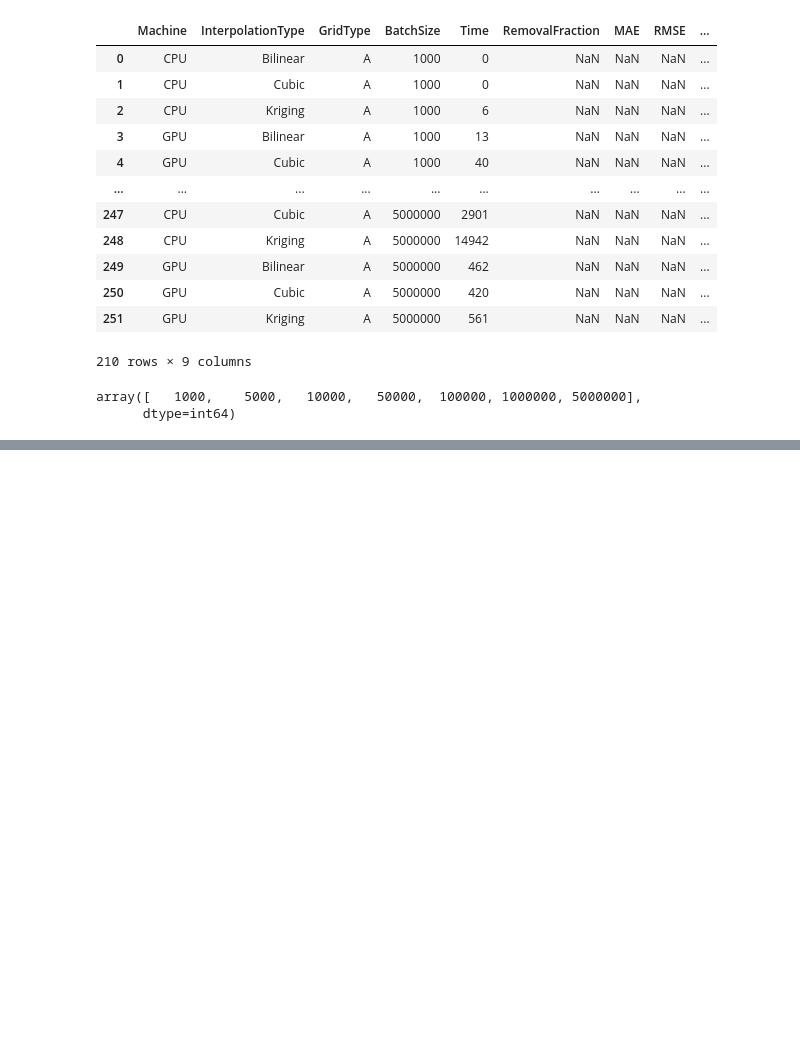
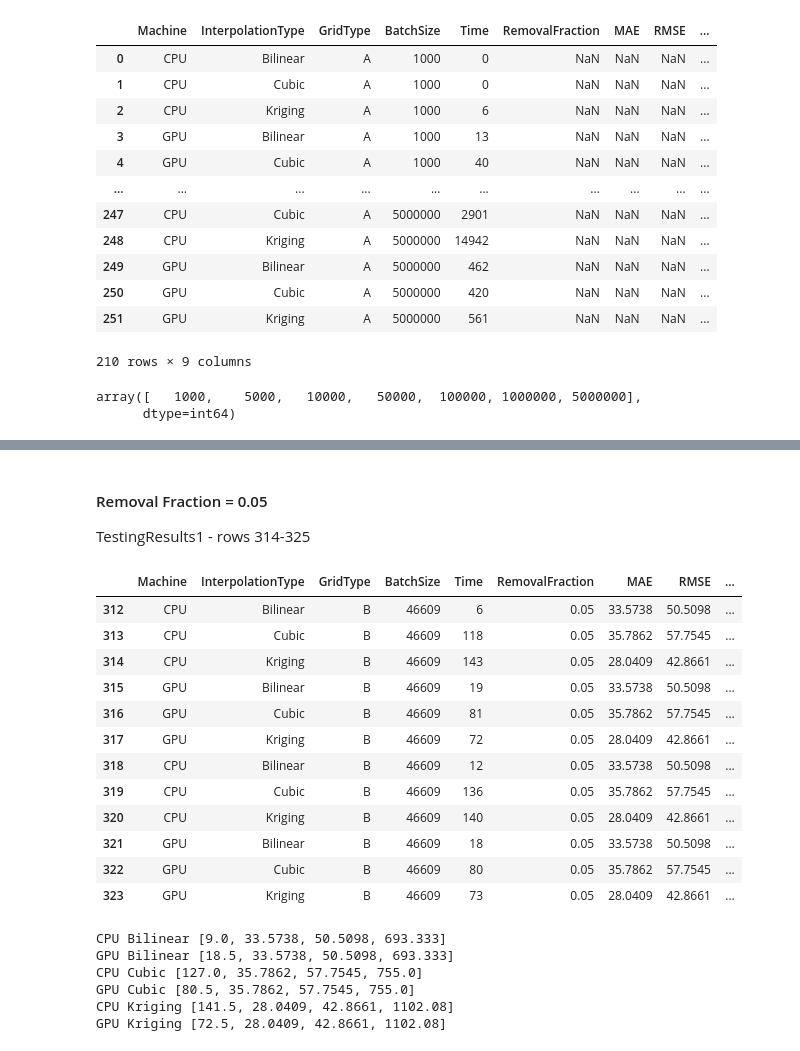
Before and after one commit to devsaxena974/AUV-Real-Time-Interpolation, a Jupyter notebook: code/performance_results.ipynb, the cells around one changed output, grey strips where cells are left out. Cells and saved outputs as stored; diff of their text form; code cells hidden in the pictures; blank space fills up the shorter version.

```diff
--- a/code/performance_results.ipynb
+++ b/code/performance_results.ipynb
@@ -78,0 +344,69 @@ for interp in interp_types:
+# %% [markdown]
+#### Removal Fraction = 0.05
+TestingResults1 - rows 314-325
+# %%
+# indexes are a bit off, go low-row-index - 2 and high-row-index - 1
+mariana005 = results.iloc[312:324]
+mariana005
+# %% [output]
+|  | Machine | InterpolationType | GridType | BatchSize | Time | RemovalFraction | MAE | RMSE | ... |
+| 312 | CPU | Bilinear | B | 46609 | 6 | 0.05 | 33.5738 | 50.5098 | ... |
+| 313 | CPU | Cubic | B | 46609 | 118 | 0.05 | 35.7862 | 57.7545 | ... |
+| 314 | CPU | Kriging | B | 46609 | 143 | 0.05 | 28.0409 | 42.8661 | ... |
+| 315 | GPU | Bilinear | B | 46609 | 19 | 0.05 | 33.5738 | 50.5098 | ... |
+| 316 | GPU | Cubic | B | 46609 | 81 | 0.05 | 35.7862 | 57.7545 | ... |
+| 317 | GPU | Kriging | B | 46609 | 72 | 0.05 | 28.0409 | 42.8661 | ... |
+| 318 | CPU | Bilinear | B | 46609 | 12 | 0.05 | 33.5738 | 50.5098 | ... |
+| 319 | CPU | Cubic | B | 46609 | 136 | 0.05 | 35.7862 | 57.7545 | ... |
+| 320 | CPU | Kriging | B | 46609 | 140 | 0.05 | 28.0409 | 42.8661 | ... |
+| 321 | GPU | Bilinear | B | 46609 | 18 | 0.05 | 33.5738 | 50.5098 | ... |
+| 322 | GPU | Cubic | B | 46609 | 80 | 0.05 | 35.7862 | 57.7545 | ... |
+| 323 | GPU | Kriging | B | 46609 | 73 | 0.05 | 28.0409 | 42.8661 | ... |
+# %%
+interp_types = ['Bilinear', 'Cubic', 'Kriging']
+machines = ['CPU', 'GPU']
+
+perf = {
+    'CPU Bilinear': [],
+    'GPU Bilinear': [],
+    'CPU Cubic': [],
+    'GPU Cubic': [],
+    'CPU Kriging': [],
+    'GPU Kriging': []
+}
+
+for interp in interp_types:
+    for machine in machines:
+        key_string = machine + " " + interp
+        # 1) Get all entries for machine and interpolation type from larger set
+        subset = mariana005.loc[(mariana005['Machine'] == machine) & (mariana005['InterpolationType'] == interp)]
+
+        # 2) Sum over all times and divide by length to get average
+        average = np.mean(subset['Time'].values)
+
+        perf[key_string].append(average)
+
+        # 3) Average out the Mean Absolute Error (MAE's)
+        mae_avg = np.mean(subset['MAE'].values)
+
+        perf[key_string].append(mae_avg)
+
+        # 4) Average out the Root Mean Squared Error (RMSE's)
+        rmse_avg = np.mean(subset['RMSE'].values)
+
+        perf[key_string].append(rmse_avg)
+
+        # 5) Average out the max error's
+        max_err_avg = np.mean(subset['Max Error'].values)
+
+        perf[key_string].append(max_err_avg)
+
+for key in perf.keys():
+    print(key, perf[key])
+# %% [output]
+CPU Bilinear [9.0, 33.5738, 50.5098, 693.333]
+GPU Bilinear [18.5, 33.5738, 50.5098, 693.333]
+CPU Cubic [127.0, 35.7862, 57.7545, 755.0]
+GPU Cubic [80.5, 35.7862, 57.7545, 755.0]
+CPU Kriging [141.5, 28.0409, 42.8661, 1102.08]
+GPU Kriging [72.5, 28.0409, 42.8661, 1102.08]
```
Also changed, not shown: parts of 26 cells of this notebook.
